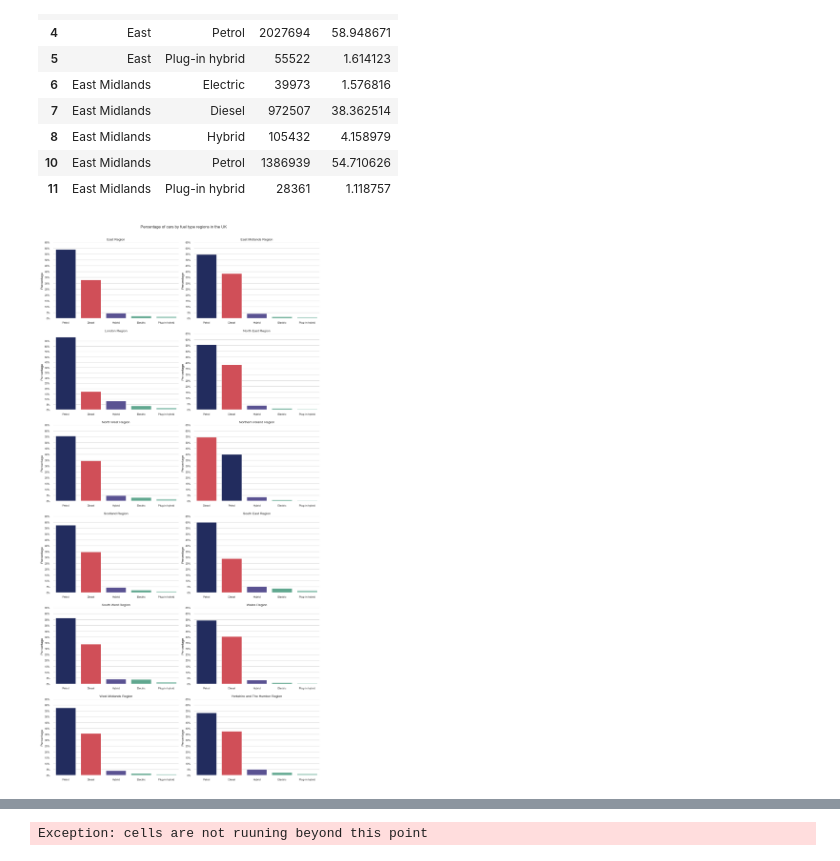
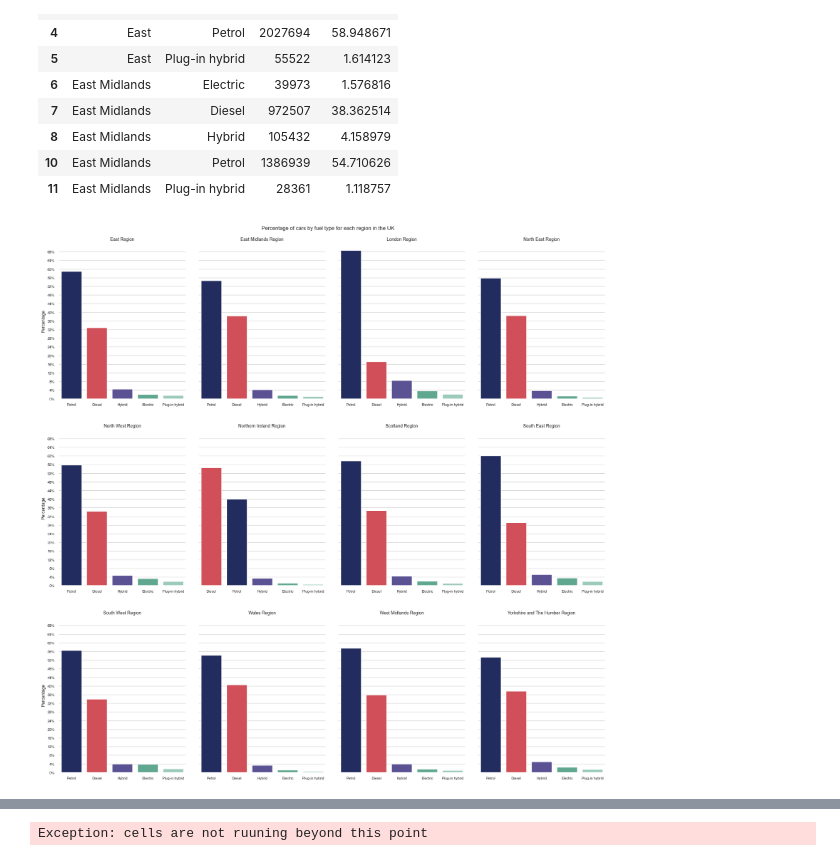
Before and after one commit to ssalazarheredia/vehicle_analysis, a Jupyter notebook: vehicle_analysis.ipynb, the cells around one changed output, grey strips where cells are left out. Cells and saved outputs as stored; diff of their text form; code cells hidden in the pictures.

```diff
--- a/vehicle_analysis.ipynb
+++ b/vehicle_analysis.ipynb
@@ -263,0 +267,13 @@ sns.move_legend(ax, "upper left",title='Fuel Type',fontsize=10, bbox_to_anchor=(
+# %%
+fig=plt.figure(figsize=(12,5));
+total_electric=fuel_licence[fuel_licence['Fuel']=='Battery electric']
+y_ticks=range(0,700,100)
+plt.title('Total number licenced of electric cars in the UK from 2015 to 2022',size=14)
+sns.set(rc={'figure.facecolor':'white','axes.facecolor':'white'})
+ax=sns.barplot(data=total_electric,x='Year',y='Licences',color='#54B393')
+#Change colour of grid lines for the y axis
+ax.grid(color='lightgrey',axis='y')
+#Add % sign to the y axis labels and change fontsize
+ax.set_yticklabels(list(str(i) + 'k' for i in y_ticks),fontsize=10);
+fig.savefig('graphs/total number licenced of electric cars in the UK.png')
+#sns.move_legend(ax, "upper left",title='Fuel Type',fontsize=10, bbox_to_anchor=(1, 1))
@@ -264,7 +286,7 @@ sns.move_legend(ax, "upper left",title='Fuel Type',fontsize=10, bbox_to_anchor=(
 # %% [markdown]
 Electric and hybrid cars still only account for around 2% of the total number of licenced cars in the UK, petrol cars still remain the main choice for UK drivers. Diesel vehicles are the most affected by the policies in the UK and we can see a clear declined from 2019 in the number of licenced vehicles.
 # %%
-veh_licence_geo=pd.read_csv('vehicle_licences_region.csv')
+veh_licence_geo=pd.read_csv('data/vehicle_licences_region.csv')
 veh_licence_geo.head(10)
 # %% [output]
 |  | ONS Code | ONS Region | ONS Upper Tier Local Authority | ONS Lower Tier Local Authority | Units | Body type | Fuel | ... |
@@ -329,6 +351,8 @@ veh_licence_geo['Number']=veh_licence_geo['Number'].replace(",","",regex=True)
 err=int_check(veh_licence_geo,10)
 #Error list is now empty so we can proceed with to cast the column to integer
 print(err)
+#Cast Number column to integers
+veh_licence_geo['Number']=veh_licence_geo['Number'].astype(int)
 # %% [output]
 []
 # %%
@@ -336,8 +360,6 @@ print(err)
 cars_licence_geo=veh_licence_geo.copy()
 #Filter for only cars
 cars_licence_geo=cars_licence_geo[cars_licence_geo['Body type']=='Cars']
-#Cast Number column to integers
-cars_licence_geo['Number']=cars_licence_geo['Number'].astype(int)
 # %%
 #Create copy of dataframe
 fuel_licence_geo=cars_licence_geo.copy()
@@ -377,37 +399,38 @@ palette=custom_palette(fuel_licence_geo,colours,hue='Fuel')
 #Get the regions to plot (categories)
 regions=fuel_licence_geo['ONS Region'].unique()
 #Set the steps in the y axis
-y_ticks=np.arange(0, 70, 5)
+y_ticks=np.arange(0, 72, 4)
 #Start subplots
-fig,axs=plt.subplots(6,2,figsize=(12,24))
+fig,axs=plt.subplots(3,4,figsize=(18,18),sharey=True)
 #Add title
-fig.suptitle('Percentage of cars by fuel type regions in the UK',fontsize=12)
+fig.suptitle('Percentage of cars by fuel type for each region in the UK',fontsize=12)
 #Tight layout to make sure subplots do not overlap
 fig.tight_layout()
 #Adjust space between subplots and top of figure and height space between subplots
 fig.subplots_adjust(top=0.95,hspace=0.2)
 #Start loop to plot percentage of cars by fuel type per region in the UK
 for ax,region in zip(axs.reshape([12,1]),regions):
     #Filter value for each region and sort values descending order for that region
     data=fuel_licence_geo[fuel_licence_geo['ONS Region']==region].sort_values(by='Percentage',ascending=False)
     #Plot bar chart and add paletter
-    sns.barplot(data=data,x='Fuel',y='Percentage',ax=ax[0],palette=palette)
+    sns.barplot(data=data,x='Fuel',y='Percentage',ax=ax[0],palette=palette);
     #Change background colour of graphs
     ax[0].set_facecolor('white')
     #Change colour of grid lines for the y axis
     ax[0].grid(color='lightgrey',axis='y')
     #Add title to each plot
     ax[0].set_title(f'{region} Region',fontsize=10)
     #Change font size of x label
+    ax[0].set_xticks(data['Fuel'].unique())
     ax[0].set_xticklabels(data['Fuel'].unique(),fontsize=8)
     #Remove title of x axis
     ax[0].set(xlabel=None)
     #Add label to y axis
     ax[0].set_ylabel('Percentage',fontsize=10)
     #Set y axis steps
     ax[0].set_yticks(y_ticks)
     #Add % sign to the y axis labels and change fontsize
-    ax[0].set_yticklabels(list(str(i) + '%' for i in y_ticks),fontsize=8)
+    ax[0].set_yticklabels(list(str(i) + '%' for i in y_ticks),fontsize=8);
 # %% [output]
-[figure, old version]
+[figure, new version]
 # %%
```
Also changed, not shown: parts of 17 cells of this notebook.
